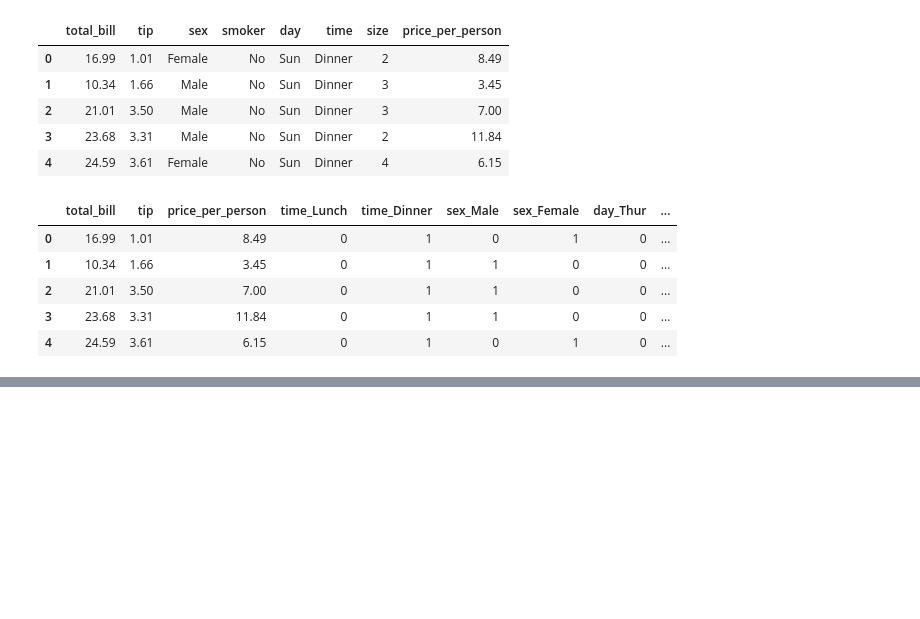
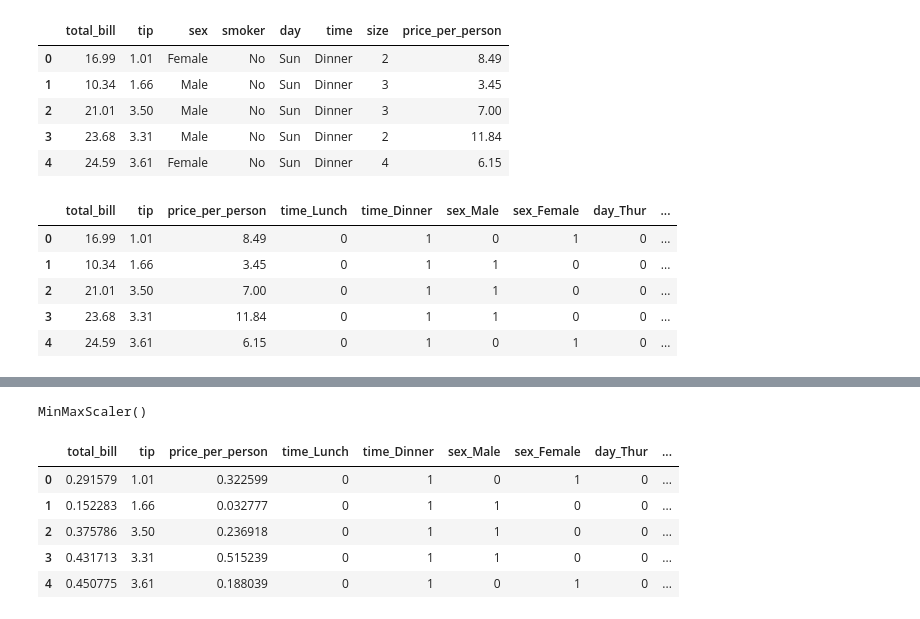
Before and after one commit to Kain-azzo/regression-exercises, a Jupyter notebook: feature_engineering.ipynb, the cells around one changed output, grey strips where cells are left out. Cells and saved outputs as stored; diff of their text form; code cells hidden in the pictures; blank space fills up the shorter version.

```diff
--- a/feature_engineering.ipynb
+++ b/feature_engineering.ipynb
@@ -51,9 +87,18 @@ tips.info()
 # %%
 mms_dummy = MinMaxScaler()
 # %%
-mms_dummy.fit(tips[['total_bill', 'price_per_person']])
+mms_dummy.fit(new_tips[['total_bill', 'price_per_person']])
+# %% [output]
+MinMaxScaler()
 # %%
-tips[['total_bill', 'price_per_person']] = mms_dummy.transform(tips[['total_bill', 'price_per_person']])
+new_tips[['total_bill', 'price_per_person']] = mms_dummy.transform(new_tips[['total_bill', 'price_per_person']])
 # %%
-tips.head()
+new_tips.head()
+# %% [output]
+|  | total_bill | tip | price_per_person | time_Lunch | time_Dinner | sex_Male | sex_Female | day_Thur | ... |
+| 0 | 0.291579 | 1.01 | 0.322599 | 0 | 1 | 0 | 1 | 0 | ... |
+| 1 | 0.152283 | 1.66 | 0.032777 | 0 | 1 | 1 | 0 | 0 | ... |
+| 2 | 0.375786 | 3.50 | 0.236918 | 0 | 1 | 1 | 0 | 0 | ... |
+| 3 | 0.431713 | 3.31 | 0.515239 | 0 | 1 | 1 | 0 | 0 | ... |
+| 4 | 0.450775 | 3.61 | 0.188039 | 0 | 1 | 0 | 1 | 0 | ... |
 # %%
```
Also changed, not shown: parts of 29 cells of this notebook.
